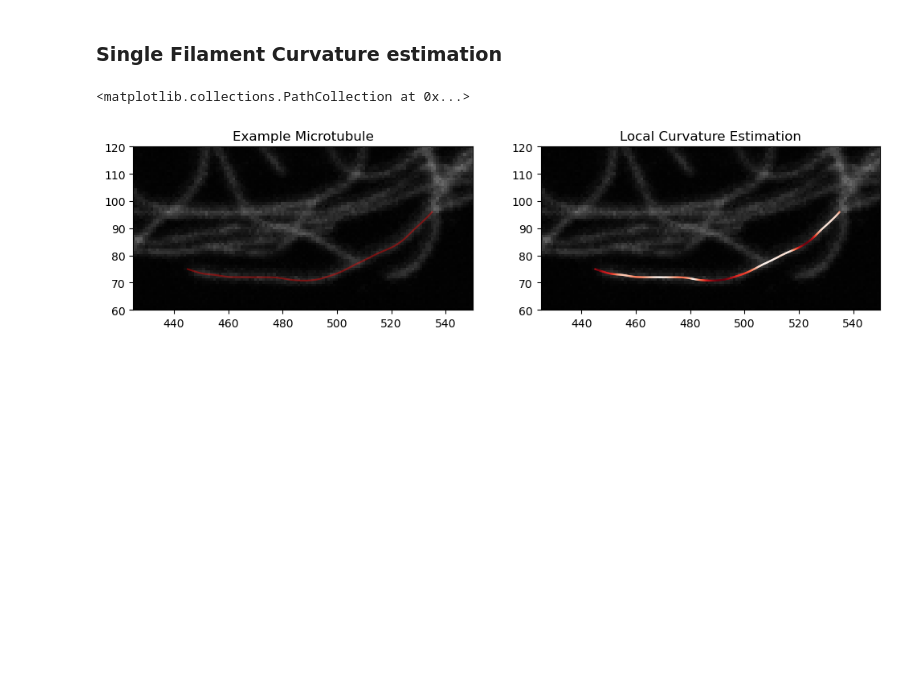
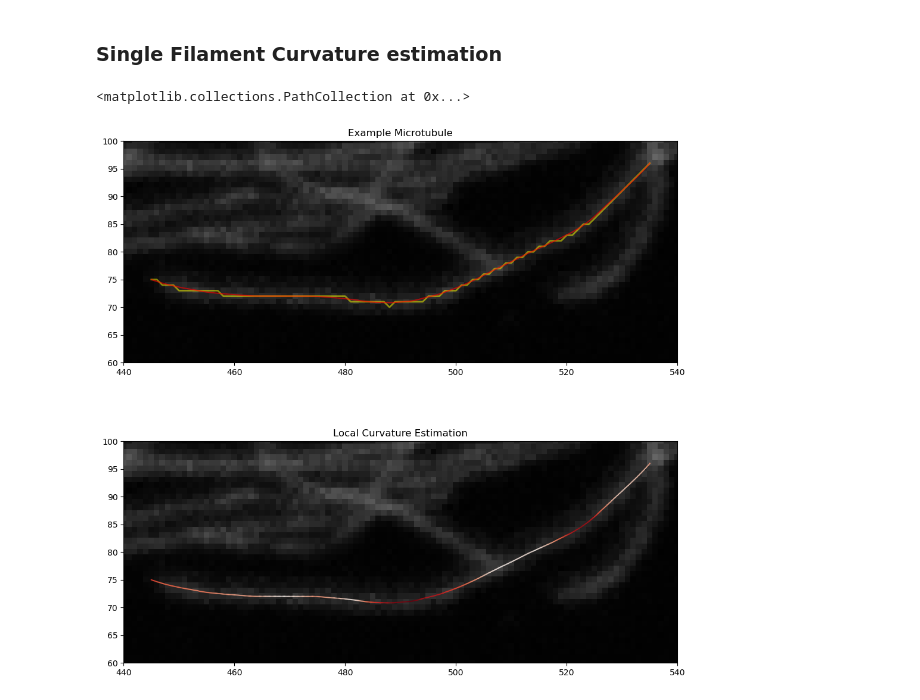
Before and after one commit to rdven/filament-fluorescence-microscopy, a Jupyter notebook: CNN Demo.ipynb, the cells around one changed output. Saved outputs shown, nothing was run; the diff lists cells and outputs as text; code cells hidden in the pictures; blank space fills up the shorter version.

Commit message:
refining filaments

```diff
--- a/CNN Demo.ipynb
+++ b/CNN Demo.ipynb
@@ -78,27 +81,27 @@ for c in C1.filament.curves:
 # %% [markdown]
 ### Single Filament Curvature estimation
 # %%
-# get some example filament
+
 cv = C1.filament.curves[0]
-
-plt.figure(figsize=(12,6))
+plt.figure(figsize=(12,12))
 
 xoff = -20
 yoff = -20
 
-plt.subplot(1,2,1)
-plt.xlim(425,550)
-plt.ylim(60,120)
+plt.subplot(2,1,1)
+plt.xlim(440,540)
+plt.ylim(60,100)
 plt.imshow(image1,cmap='gray')
 plt.title("Example Microtubule")
-plt.plot(cv.y-yoff,cv.x-xoff,alpha=0.4,c='r')
+plt.plot(cv.yold-yoff,cv.xold-xoff,linewidth=2.0,alpha=0.5,c='yellow')
+plt.plot(cv.y-yoff,cv.x-xoff,alpha=0.6,c='r')
 
-plt.subplot(1,2,2)
-plt.xlim(425,550)
-plt.ylim(60,120)
+plt.subplot(2,1,2)
+plt.xlim(440,540)
+plt.ylim(60,100)
 plt.imshow(image1,cmap='gray')
 plt.title("Local Curvature Estimation")
 plt.scatter(cv.y-yoff,cv.x-xoff,s=0.5,alpha=0.8,cmap='Reds',c=np.abs(cv.k))
 # %% [output]
 <matplotlib.collections.PathCollection at 0x...>
-[figure, old version]
+[figure, new version]
```
Also changed, not shown: parts of 1 cell of this notebook, 5 other files.
